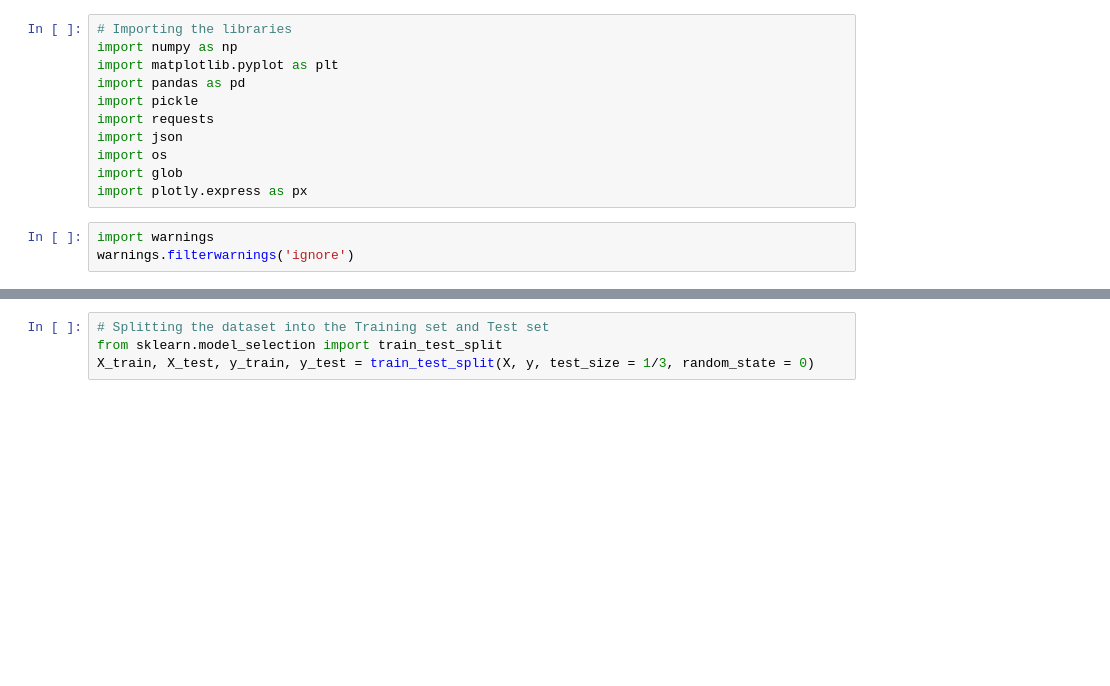
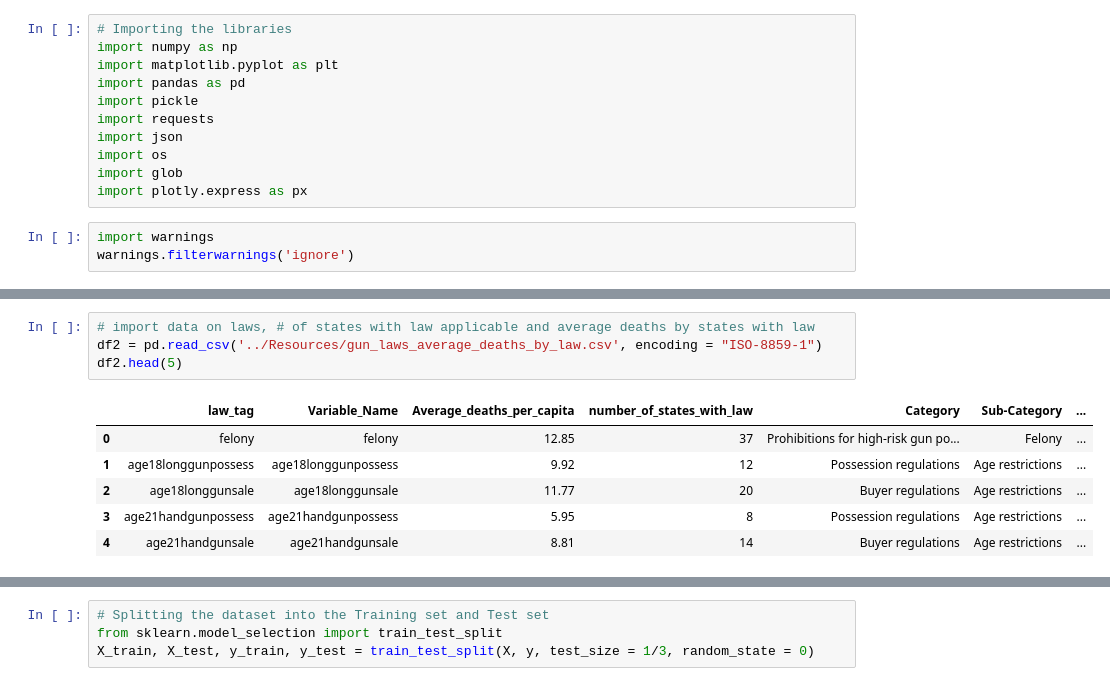
Before and after one commit to HopeAkrout/Final_Project, a Jupyter notebook: segment_2_machine_learning/death-predictor/notebook.ipynb, the cells around one changed output, grey strips where cells are left out. Saved outputs shown, nothing was run; the diff lists cells and outputs as text; blank space fills up the shorter version.

```diff
--- a/segment_2_machine_learning/death-predictor/notebook.ipynb
+++ b/segment_2_machine_learning/death-predictor/notebook.ipynb
@@ -62,0 +41,11 @@ Name: deaths, dtype: float64
+# %%
+# import data on laws, # of states with law applicable and average deaths by states with law
+df2 = pd.read_csv('../Resources/gun_laws_average_deaths_by_law.csv', encoding = "ISO-8859-1")
+df2.head(5)
+# %% [output]
+|  | law_tag | Variable_Name | Average_deaths_per_capita | number_of_states_with_law | Category | Sub-Category | ... |
+| 0 | felony | felony | 12.85 | 37 | Prohibitions for high-risk gun po... | Felony | ... |
+| 1 | age18longgunpossess | age18longgunpossess | 9.92 | 12 | Possession regulations | Age restrictions | ... |
+| 2 | age18longgunsale | age18longgunsale | 11.77 | 20 | Buyer regulations | Age restrictions | ... |
+| 3 | age21handgunpossess | age21handgunpossess | 5.95 | 8 | Possession regulations | Age restrictions | ... |
+| 4 | age21handgunsale | age21handgunsale | 8.81 | 14 | Buyer regulations | Age restrictions | ... |
```
Also changed, not shown: parts of 9 cells of this notebook, 24 other files.
